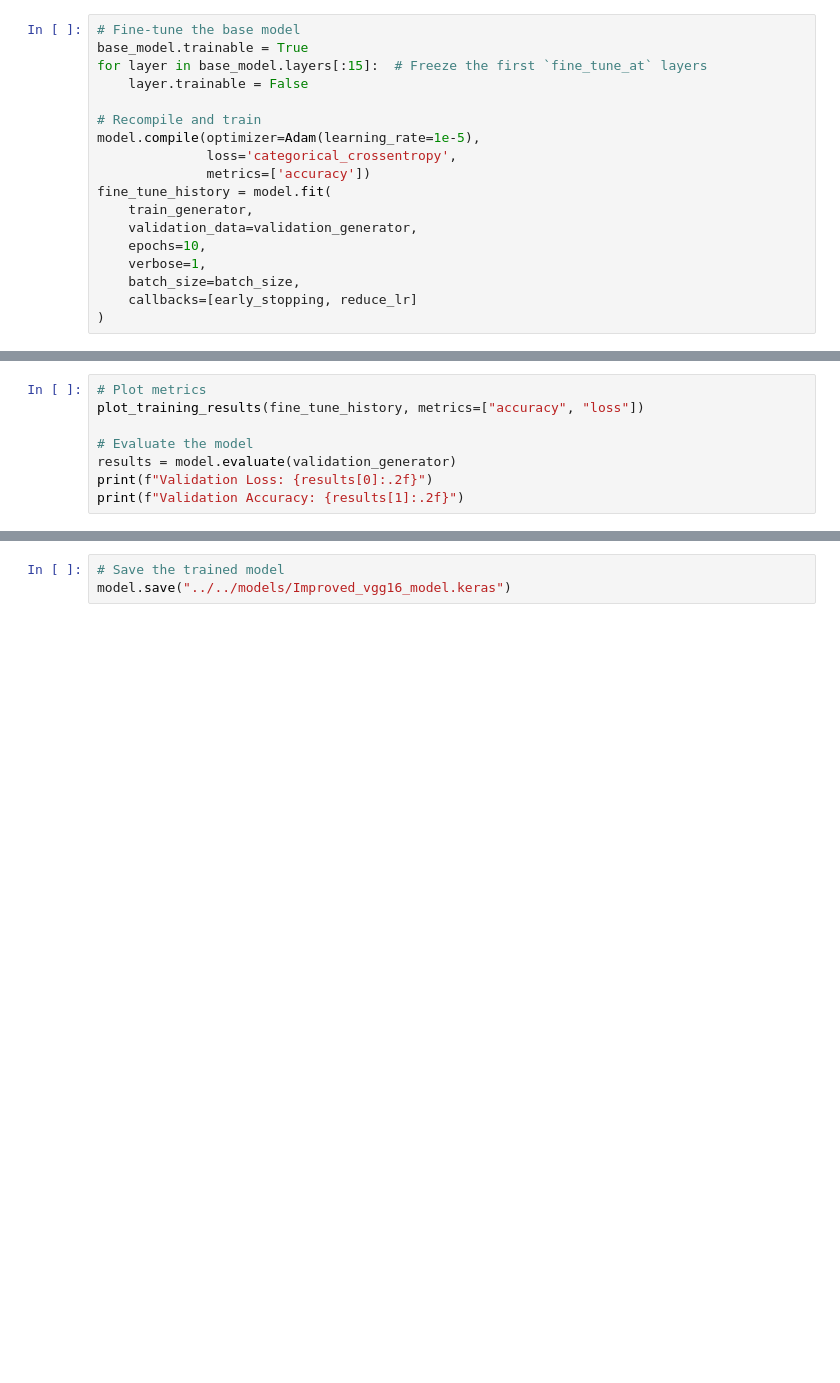
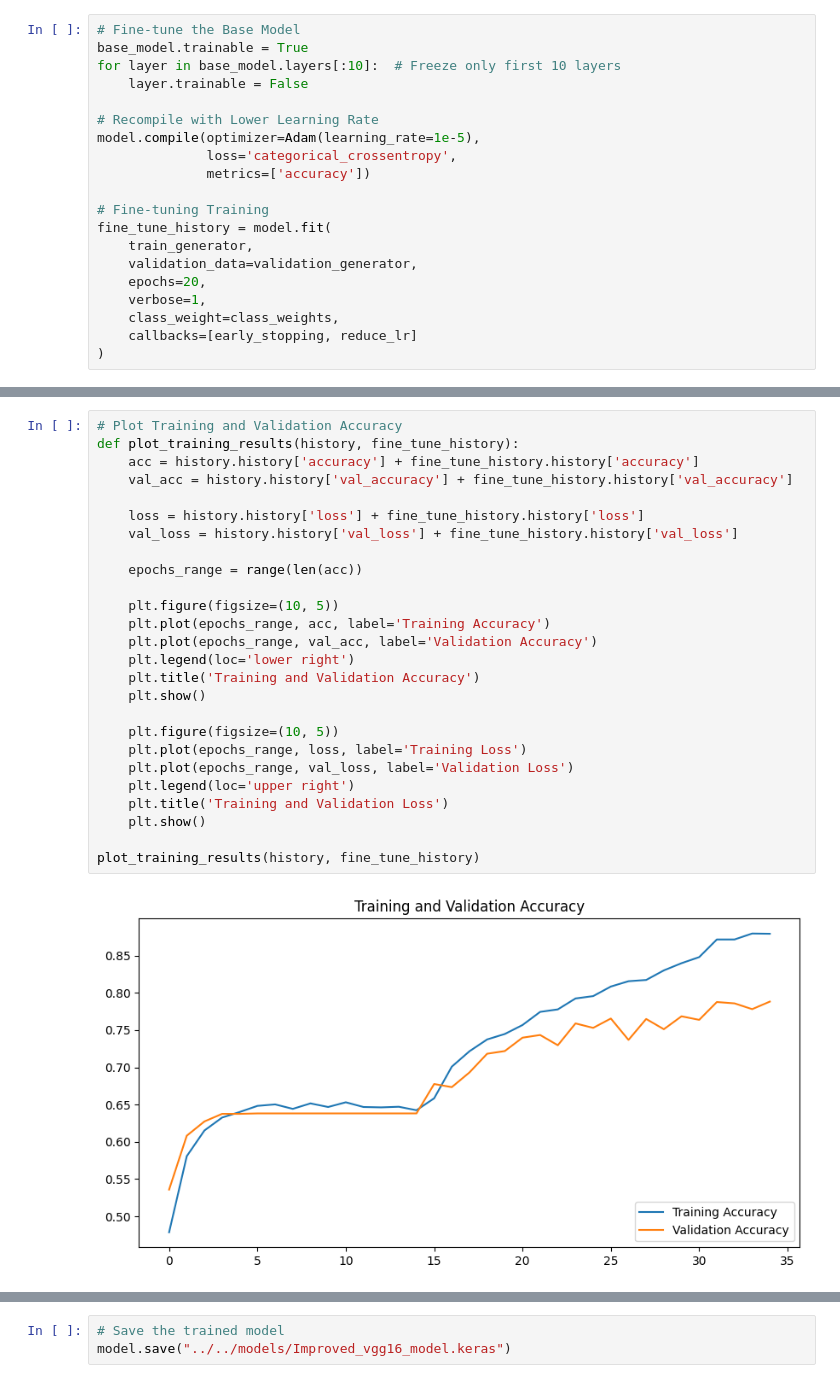
Before and after one commit to leeraaz/SkinDiseaseDiagnosisNepal, a Jupyter notebook: src/notebooks/ImproviseVGG16.ipynb, the cells around one changed output, grey strips where cells are left out. Cells and saved outputs as stored; diff of their text form; blank space fills up the shorter version.

Commit message:
VGG16 improved model with overfitting data

```diff
--- a/src/notebooks/ImproviseVGG16.ipynb
+++ b/src/notebooks/ImproviseVGG16.ipynb
@@ -124,19 +133,21 @@ plot_training_results(history, metrics=["accuracy", "loss"])
 # %%
-# Fine-tune the base model
+# Fine-tune the Base Model
 base_model.trainable = True
-for layer in base_model.layers[:15]:  # Freeze the first `fine_tune_at` layers
+for layer in base_model.layers[:10]:  # Freeze only first 10 layers
     layer.trainable = False
 
-# Recompile and train
+# Recompile with Lower Learning Rate
 model.compile(optimizer=Adam(learning_rate=1e-5),
               loss='categorical_crossentropy',
               metrics=['accuracy'])
+
+# Fine-tuning Training
 fine_tune_history = model.fit(
     train_generator,
     validation_data=validation_generator,
-    epochs=10,
+    epochs=20,
     verbose=1,
-    batch_size=batch_size,
+    class_weight=class_weights,
     callbacks=[early_stopping, reduce_lr]
 )
 # %% [output]
@@ -163,8 +170,0 @@ Epoch 10/10
-# %%
-# Plot metrics
-plot_training_results(fine_tune_history, metrics=["accuracy", "loss"])
-
-# Evaluate the model
-results = model.evaluate(validation_generator)
-print(f"Validation Loss: {results[0]:.2f}")
-print(f"Validation Accuracy: {results[1]:.2f}")
@@ -176,0 +171,28 @@ Validation Accuracy: 0.70
+# %%
+# Plot Training and Validation Accuracy
+def plot_training_results(history, fine_tune_history):
+    acc = history.history['accuracy'] + fine_tune_history.history['accuracy']
+    val_acc = history.history['val_accuracy'] + fine_tune_history.history['val_accuracy']
+
+    loss = history.history['loss'] + fine_tune_history.history['loss']
+    val_loss = history.history['val_loss'] + fine_tune_history.history['val_loss']
+
+    epochs_range = range(len(acc))
+
+    plt.figure(figsize=(10, 5))
+    plt.plot(epochs_range, acc, label='Training Accuracy')
+    plt.plot(epochs_range, val_acc, label='Validation Accuracy')
+    plt.legend(loc='lower right')
+    plt.title('Training and Validation Accuracy')
+    plt.show()
+
+    plt.figure(figsize=(10, 5))
+    plt.plot(epochs_range, loss, label='Training Loss')
+    plt.plot(epochs_range, val_loss, label='Validation Loss')
+    plt.legend(loc='upper right')
+    plt.title('Training and Validation Loss')
+    plt.show()
+
+plot_training_results(history, fine_tune_history)
+# %% [output]
+[figure, added]
```
Also changed, not shown: parts of 9 cells of this notebook.
